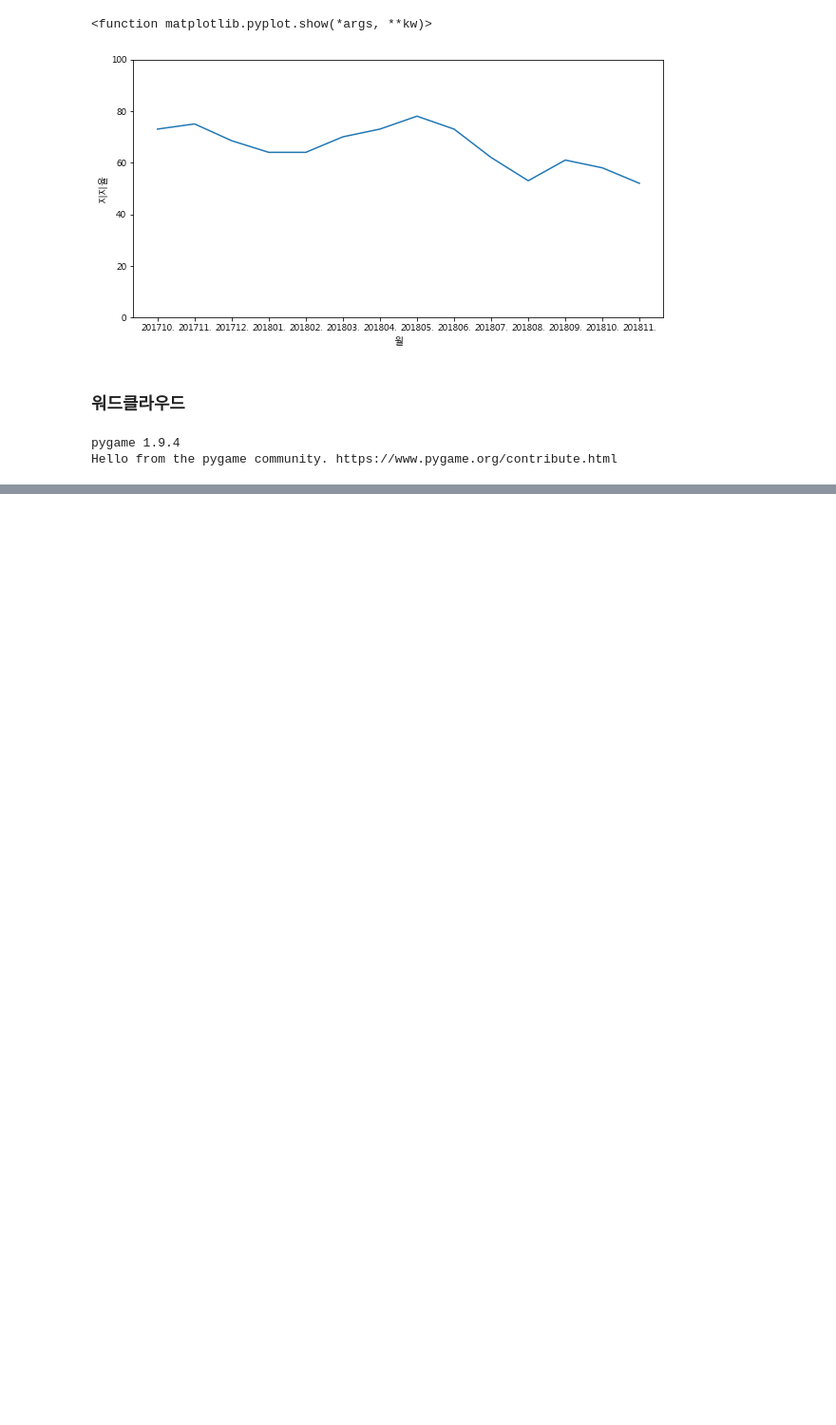
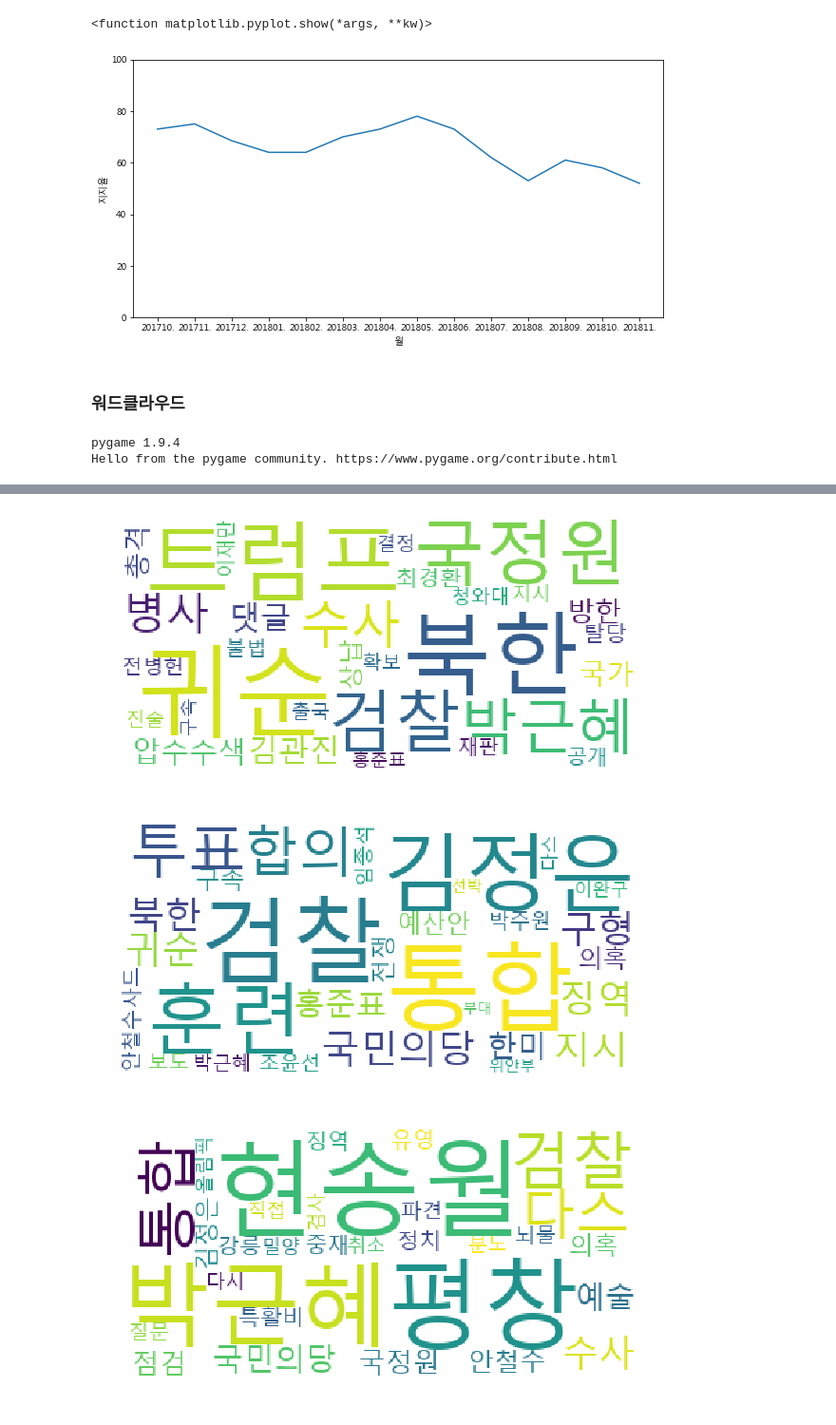
Before and after one commit to yeongjae-yu/multi_politics_project, a Jupyter notebook: Python 11-2 Project Politics 정리_4.ipynb, the cells around one changed output, grey strips where cells are left out. Shown at 95% size. Saved outputs shown, nothing was run; the diff lists cells and outputs as text; code cells hidden in the pictures; blank space fills up the shorter version.

Commit message:
for 문을 활용한 워드클라우드 추출

```diff
--- a/Python 11-2 Project Politics 정리_4.ipynb
+++ b/Python 11-2 Project Politics 정리_4.ipynb
@@ -361,2 +360,4 @@ governmentSupport.head()
+# %%
+PoliticsWords5 = main(20171101, 20181101, 30, '정치', newsTop5, totalFilterWordsStr)
 # %%
 EconomyWords5 = main(20171101, 20181101, 30, '경제', newsTop5, totalFilterWordsStr)
@@ -519,0 +501,34 @@ for j in range(len(EconomyWords5.T.iloc[:])): # 여기서 len은 26! 1711~1811
+# %%
+# 정치부분 1711~1811 <13개월> 워드클라우드
+
+%matplotlib inline
+import matplotlib.pyplot as plt
+from wordcloud import WordCloud
+
+dic = {}
+for j in range(len(PoliticsWords5.T.iloc[:])): # 여기서 len은 26! 1711~1811의 13개월에 <단어, 빈도> 두 열이 있어서 13 X 2는 26개!
+    if j % 2 == 0:# 각 월의 <단어> 열을 추출
+        for i in range(len(EconomyWords5.iloc[:])): # 여기서 len은 30!!, 단어빈도수 top 30개!!
+
+            dic[PoliticsWords5.T.iloc[j][i]] = int(PoliticsWords5.T.iloc[j+1][i] ** 1.2) # [j+1] 은 <빈도>!!
+                                                                                    # 1.2 제곱은 비중을 높여서 글자 크게 보이게끔!
+
+
+        wordcloud = WordCloud(font_path='C:/Windows/Fonts/malgun.ttf',
+                              background_color='white', relative_scaling =0.2).generate_from_frequencies(dic)
+
+
+        plt.figure(figsize=(10,5))
+        plt.imshow(wordcloud)
+        plt.axis('off')
+        save_img = 'Politics_{}.png'.format(j)
+        plt.savefig(save_img)
+
+        dic = {}
+
+    else:
+        pass
+# %% [output]
+[figure, added]
+[figure, added]
+[figure, added]
```
Also changed, not shown: parts of 9 cells of this notebook.
